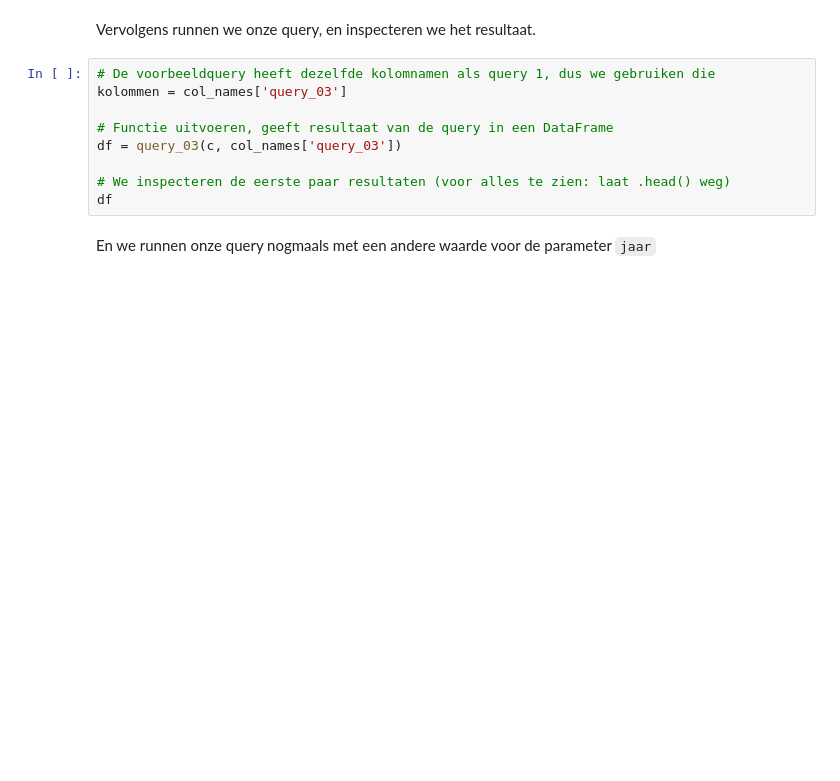
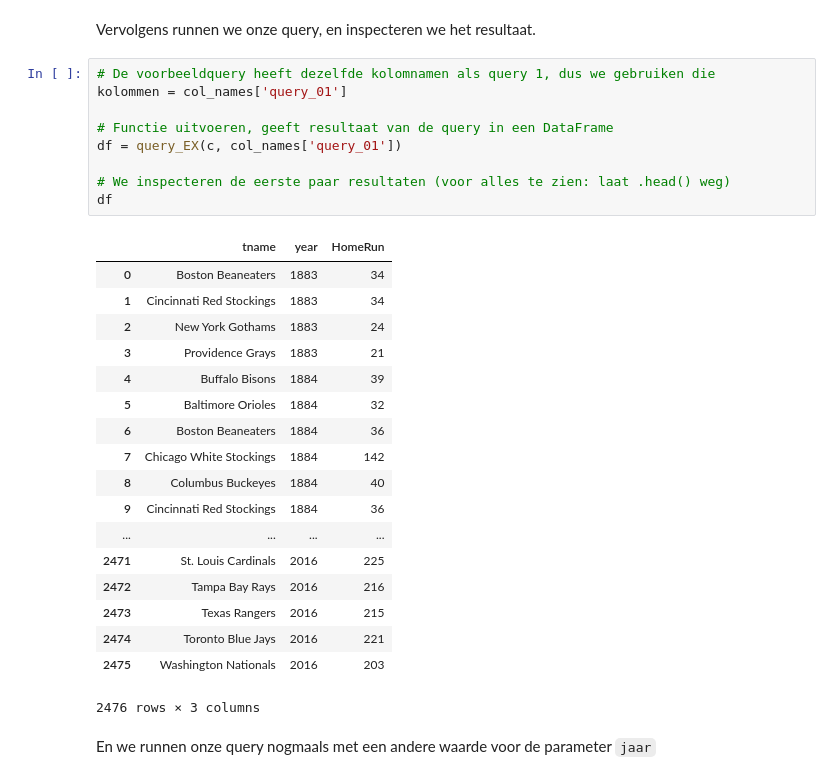
Before and after one commit to TimVanWesemael/Gegevensbanken, a Jupyter notebook: assignment.ipynb, the cells around one changed output. Saved outputs shown, nothing was run; the diff lists cells and outputs as text; blank space fills up the shorter version.

```diff
--- a/assignment.ipynb
+++ b/assignment.ipynb
@@ -185,13 +185,32 @@ c = verbind_met_GB(username, hostname, db)
 Vervolgens runnen we onze query, en inspecteren we het resultaat.
 # %%
 # De voorbeeldquery heeft dezelfde kolomnamen als query 1, dus we gebruiken die
-kolommen = col_names['query_03']
+kolommen = col_names['query_01']
 
 # Functie uitvoeren, geeft resultaat van de query in een DataFrame
-df = query_03(c, col_names['query_03'])
+df = query_EX(c, col_names['query_01'])
 
 # We inspecteren de eerste paar resultaten (voor alles te zien: laat .head() weg)
 df
+# %% [output]
+|  | tname | year | HomeRun |
+| 0 | Boston Beaneaters | 1883 | 34 |
+| 1 | Cincinnati Red Stockings | 1883 | 34 |
+| 2 | New York Gothams | 1883 | 24 |
+| 3 | Providence Grays | 1883 | 21 |
+| 4 | Buffalo Bisons | 1884 | 39 |
+| 5 | Baltimore Orioles | 1884 | 32 |
+| 6 | Boston Beaneaters | 1884 | 36 |
+| 7 | Chicago White Stockings | 1884 | 142 |
+| 8 | Columbus Buckeyes | 1884 | 40 |
+| 9 | Cincinnati Red Stockings | 1884 | 36 |
+| ... | ... | ... | ... |
+| 2471 | St. Louis Cardinals | 2016 | 225 |
+| 2472 | Tampa Bay Rays | 2016 | 216 |
+| 2473 | Texas Rangers | 2016 | 215 |
+| 2474 | Toronto Blue Jays | 2016 | 221 |
+| 2475 | Washington Nationals | 2016 | 203 |
+2476 rows × 3 columns
 # %% [markdown]
 En we runnen onze query nogmaals met een andere waarde voor de parameter `jaar`
 # %%
```
Also changed, not shown: parts of 16 cells of this notebook, 2 other files.
